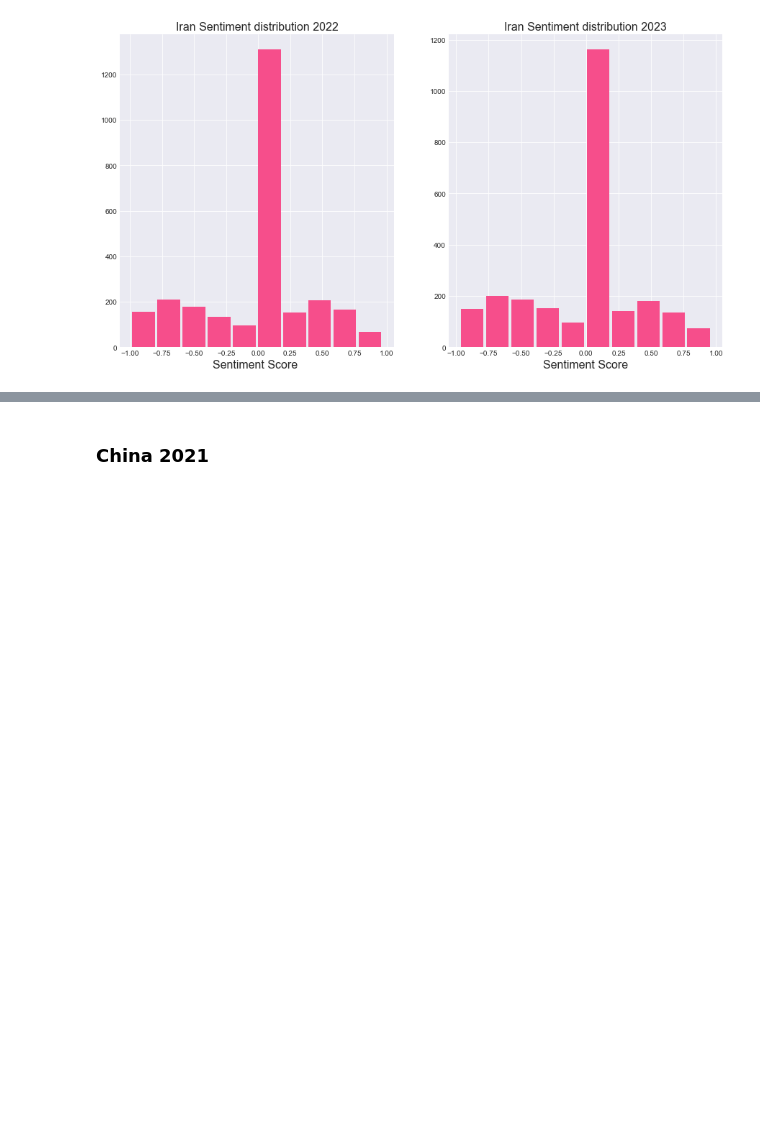
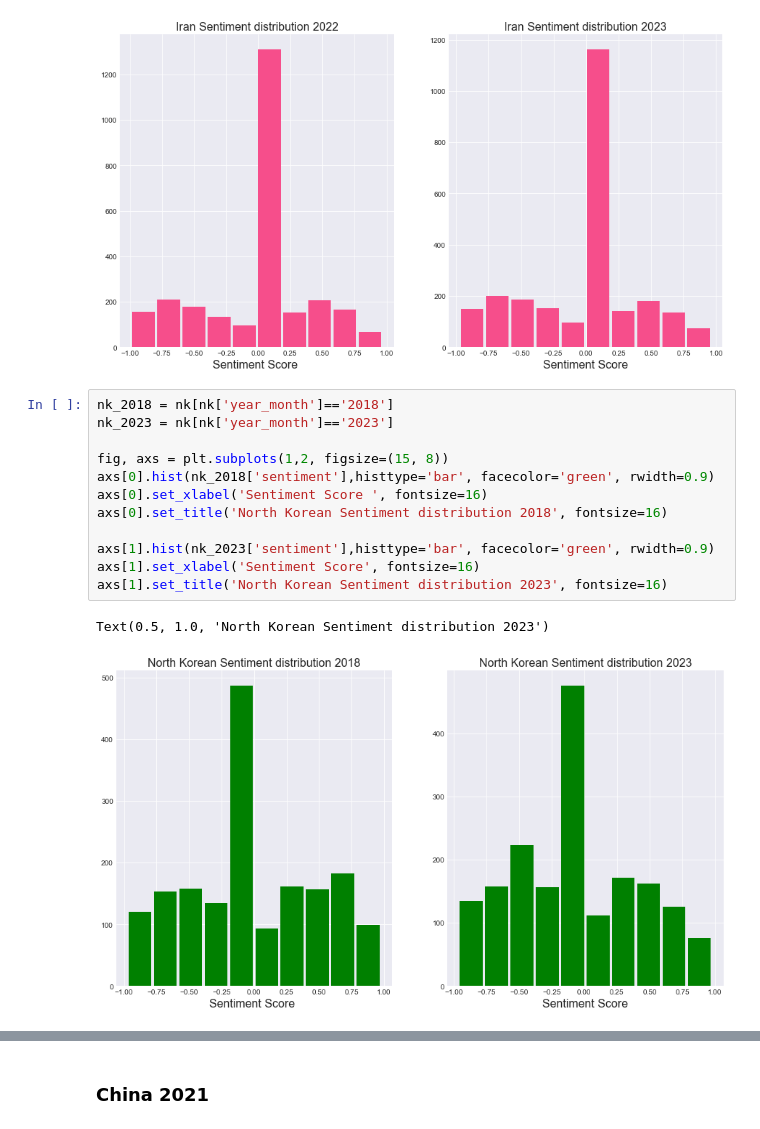
Before and after one commit to ChrisZhang6888/public_opinion_thesis, a Jupyter notebook: Programming/Distinction Analysis.ipynb, the cells around one changed output, grey strips where cells are left out. Cells and saved outputs as stored; diff of their text form; blank space fills up the shorter version.

```diff
--- a/Programming/Distinction Analysis.ipynb
+++ b/Programming/Distinction Analysis.ipynb
@@ -355,3 +356,18 @@ axs[1].set_title('Iran Sentiment distribution 2023', fontsize=16)
 # %% [output]
 Text(0.5, 1.0, 'Iran Sentiment distribution 2023')
 [figure]
+# %%
+nk_2018 = nk[nk['year_month']=='2018']
+nk_2023 = nk[nk['year_month']=='2023']
+
+fig, axs = plt.subplots(1,2, figsize=(15, 8))
+axs[0].hist(nk_2018['sentiment'],histtype='bar', facecolor='green', rwidth=0.9)
+axs[0].set_xlabel('Sentiment Score ', fontsize=16)
+axs[0].set_title('North Korean Sentiment distribution 2018', fontsize=16)
+
+axs[1].hist(nk_2023['sentiment'],histtype='bar', facecolor='green', rwidth=0.9)
+axs[1].set_xlabel('Sentiment Score', fontsize=16)
+axs[1].set_title('North Korean Sentiment distribution 2023', fontsize=16)
+# %% [output]
+Text(0.5, 1.0, 'North Korean Sentiment distribution 2023')
+[figure, added]
```
Also changed, not shown: parts of 18 cells of this notebook, 33 other files.
